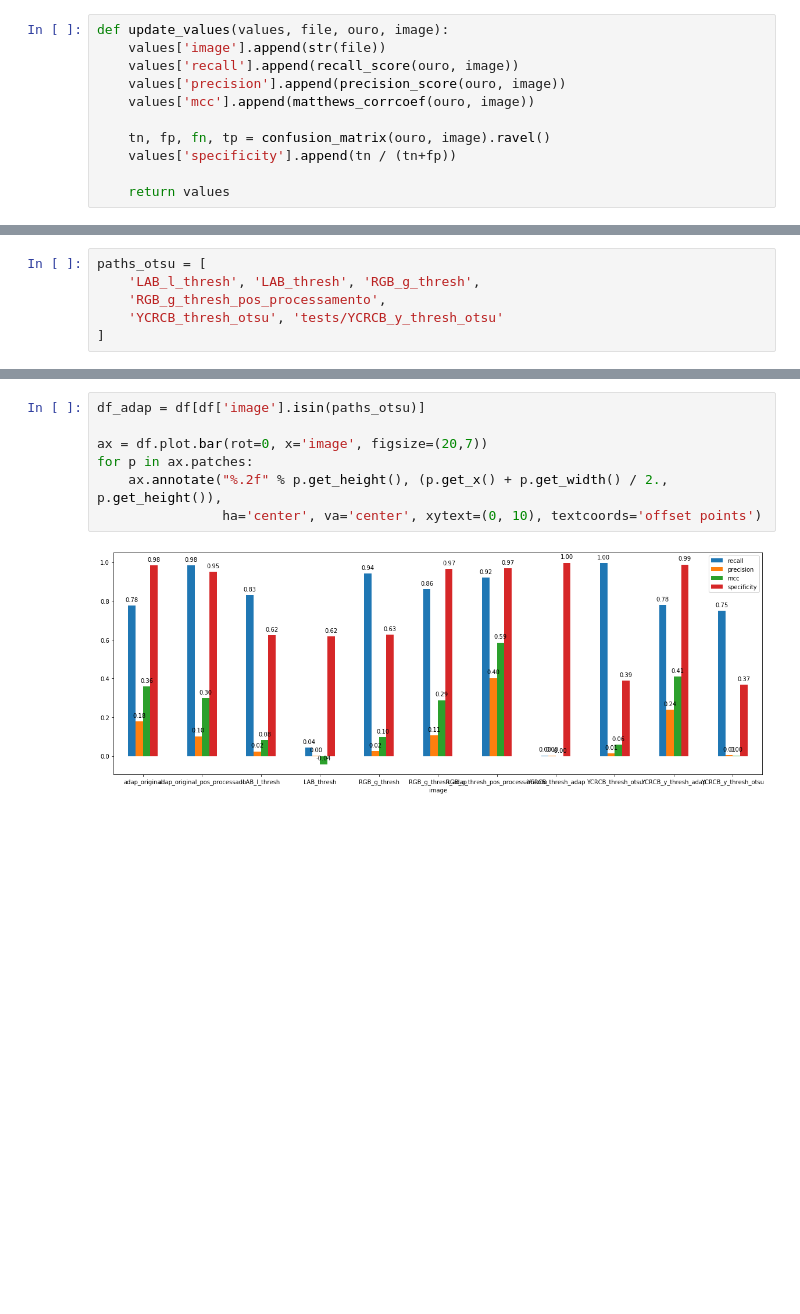
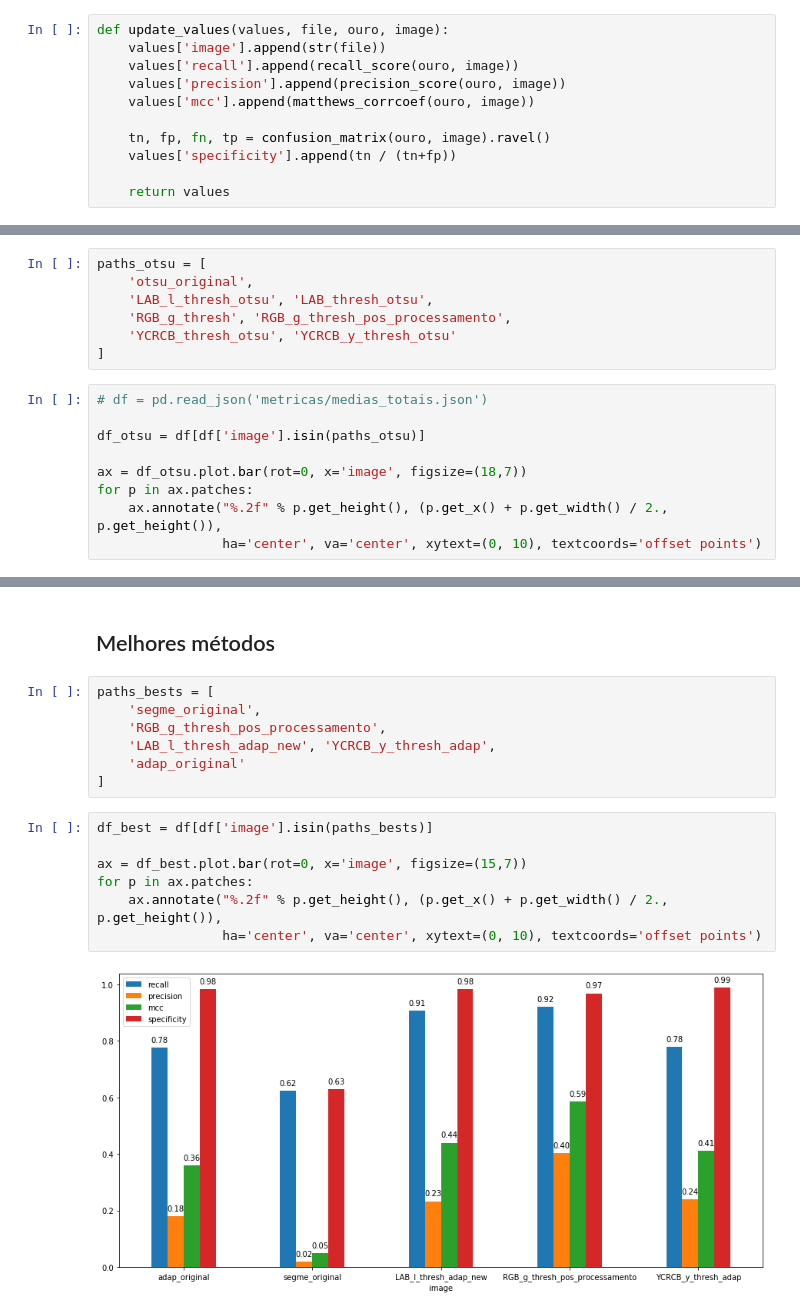
Before and after one commit to naanadr/image-processing-chromosomes, a Jupyter notebook: image-processing/segmentacao_avaliacao.ipynb, the cells around one changed output, grey strips where cells are left out. Saved outputs shown, nothing was run; the diff lists cells and outputs as text; blank space fills up the shorter version.

```diff
--- a/image-processing/segmentacao_avaliacao.ipynb
+++ b/image-processing/segmentacao_avaliacao.ipynb
@@ -128,6 +188,16 @@ for p in ax.patches:
 # %%
 paths_otsu = [
-    'LAB_l_thresh', 'LAB_thresh', 'RGB_g_thresh',
-    'RGB_g_thresh_pos_processamento',
-    'YCRCB_thresh_otsu', 'tests/YCRCB_y_thresh_otsu'
+    'otsu_original',
+    'LAB_l_thresh_otsu', 'LAB_thresh_otsu',
+    'RGB_g_thresh', 'RGB_g_thresh_pos_processamento',
+    'YCRCB_thresh_otsu', 'YCRCB_y_thresh_otsu'
 ]
+# %%
+# df = pd.read_json('metricas/medias_totais.json')
+
+df_otsu = df[df['image'].isin(paths_otsu)]
+
+ax = df_otsu.plot.bar(rot=0, x='image', figsize=(18,7))
+for p in ax.patches:
+    ax.annotate("%.2f" % p.get_height(), (p.get_x() + p.get_width() / 2., p.get_height()),
+                ha='center', va='center', xytext=(0, 10), textcoords='offset points')
@@ -134,9 +206,18 @@ paths_otsu = [
+# %% [markdown]
+## Melhores métodos
+# %%
+paths_bests = [
+    'segme_original',
+    'RGB_g_thresh_pos_processamento',
+    'LAB_l_thresh_adap_new', 'YCRCB_y_thresh_adap',
+    'adap_original'
+]
 # %%
-df_adap = df[df['image'].isin(paths_otsu)]
+df_best = df[df['image'].isin(paths_bests)]
 
-ax = df.plot.bar(rot=0, x='image', figsize=(20,7))
+ax = df_best.plot.bar(rot=0, x='image', figsize=(15,7))
 for p in ax.patches:
     ax.annotate("%.2f" % p.get_height(), (p.get_x() + p.get_width() / 2., p.get_height()),
                 ha='center', va='center', xytext=(0, 10), textcoords='offset points')
 # %% [output]
-[figure, old version]
+[figure, new version]
```
Also changed, not shown: parts of 19 cells of this notebook.
